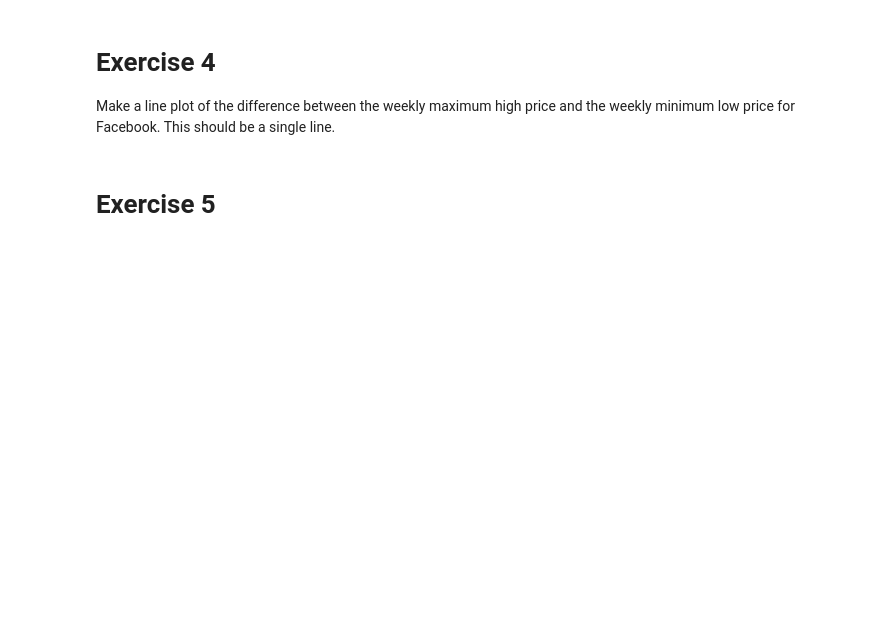
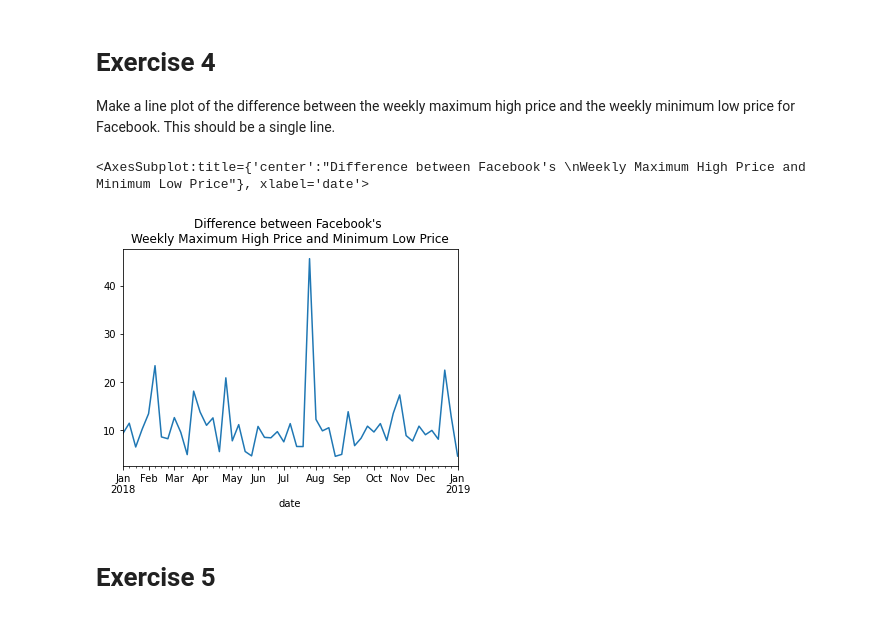
Before and after one commit to will-i-amv-books/Hands-On-Data-Analysis-with-Pandas-2nd-edition, a Jupyter notebook: ch_05/exercises.ipynb, the cells around one changed output. Cells and saved outputs as stored; diff of their text form; code cells hidden in the pictures; blank space fills up the shorter version.

```diff
--- a/ch_05/exercises.ipynb
+++ b/ch_05/exercises.ipynb
@@ -95,6 +95,24 @@ dtype: object
 
 Make a line plot of the difference between the weekly maximum high price and the
 weekly minimum low price for Facebook. This should be a single line.
+# %%
+weeklyMax = fb\
+    .resample('1W')\
+    .high.max()
+
+weeklyMin = fb\
+    .resample('1W')\
+    .low.min()
+
+weeklyDiff = weeklyMax - weeklyMin
+
+weeklyDiff.plot(
+    title='Difference between Facebook\'s \n' + \
+        'Weekly Maximum High Price and Minimum Low Price'
+)
+# %% [output]
+<AxesSubplot:title={'center':"Difference between Facebook's \nWeekly Maximum High Price and Minimum Low Price"}, xlabel='date'>
+[figure, added]
 # %% [markdown]
 # Exercise 5
 # %% [markdown]
```
